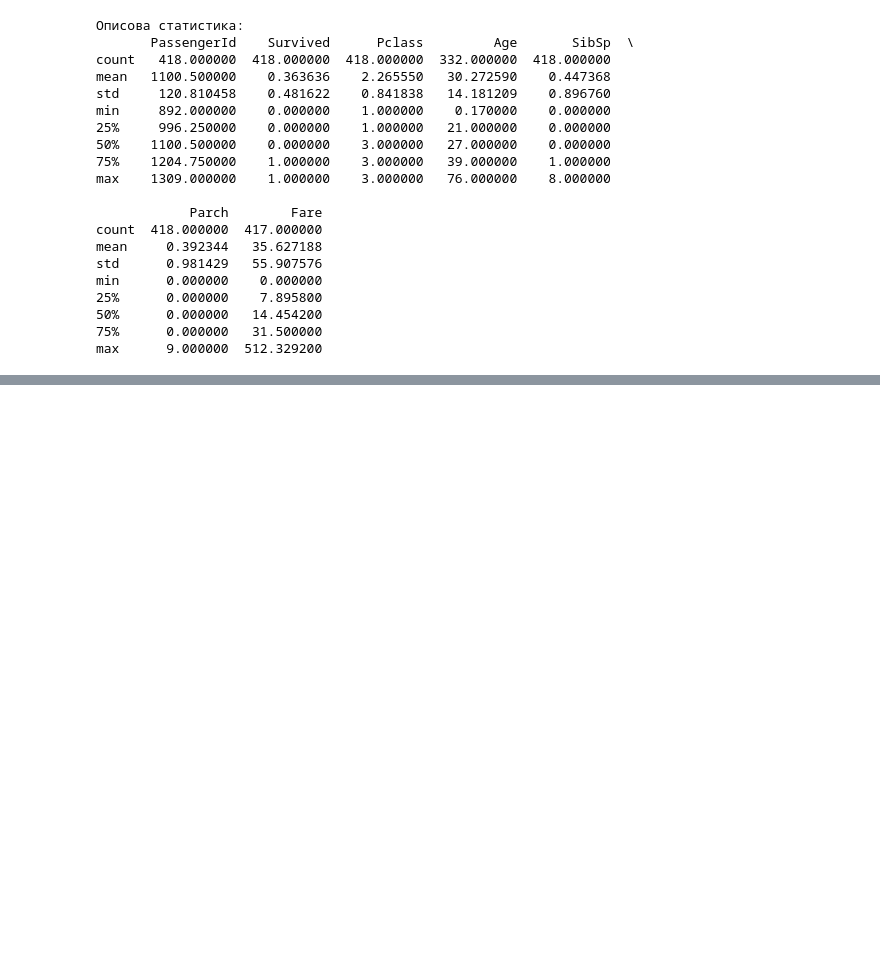
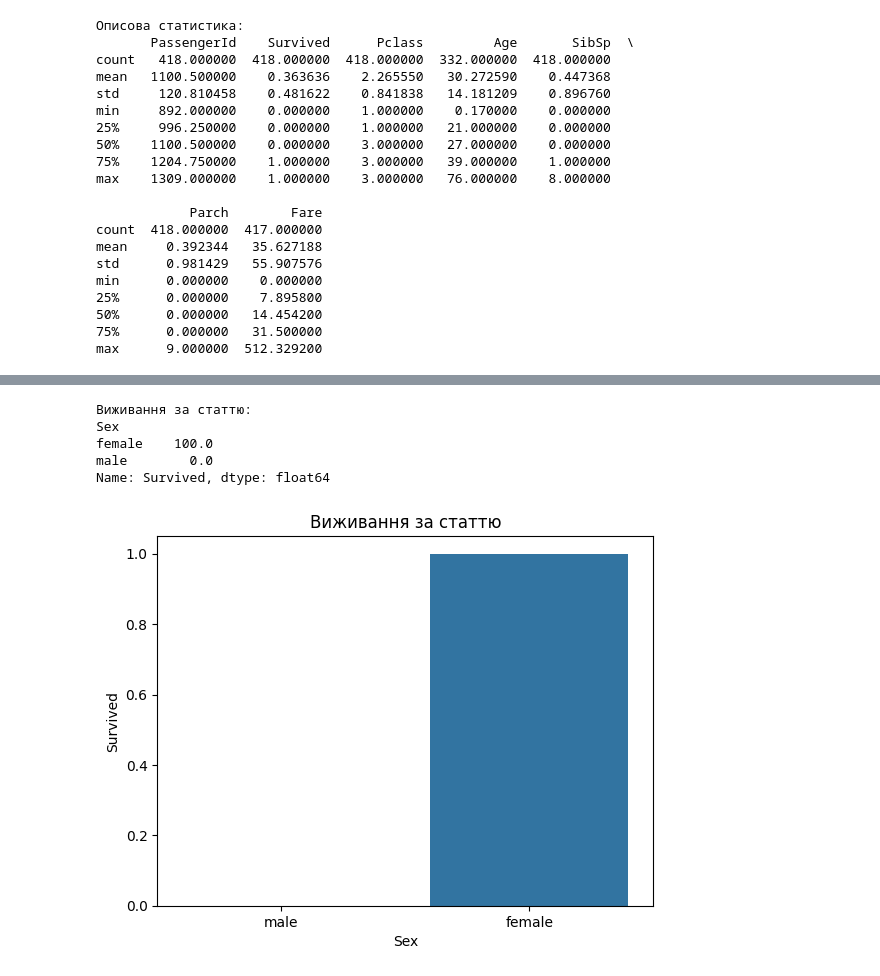
Before and after one commit to nazarmatiukha/Machine-learning-4-7, a Jupyter notebook: lab2/Matiukha_4-7_lab2_2.ipynb, the cells around one changed output, grey strips where cells are left out. Saved outputs shown, nothing was run; the diff lists cells and outputs as text; code cells hidden in the pictures; blank space fills up the shorter version.

```diff
--- a/lab2/Matiukha_4-7_lab2_2.ipynb
+++ b/lab2/Matiukha_4-7_lab2_2.ipynb
@@ -197,0 +235,12 @@ print(df)
+# %%
+#11.Ще раз перевірити кількість пропущених даних (впевнитись, що їх
+#немає).
+import pandas as pd
+path = "./titanic.csv"
+df = pd.read_csv(path)
+
+print("\nУнікальні значення в стовпці 'Sex':", df['Sex'].unique())
+
+df_selected['Sex'] = df['Sex'].map({'male': 0, 'female': 1})
+print("\nПропущені значення в новому датасеті:")
+print(df_selected.isnull().sum())
@@ -202,7 +281,22 @@ print(df)
 # %%
 #14.Аналіз виживання залежно від статі: Обчисліть відсоток виживання
 #для кожної статі. Чи була різниця у виживанні між чоловіками та
 #жінками?
+import seaborn as sns
+import matplotlib.pyplot as plt
+print("\nВиживання за статтю:")
+print(df.groupby('Sex')['Survived'].mean() * 100)
+
+sns.barplot(x='Sex', y='Survived', data=df)
+plt.title("Виживання за статтю")
+plt.show()
+# %% [output]
+Виживання за статтю:
+Sex
+female    100.0
+male        0.0
+Name: Survived, dtype: float64
+[figure, added]
 # %%
 #15.Обчисліть відсоток виживання для кожного класу (Pclass). Який
 #клас мав найвищий рівень виживання (дати відповідь)?
```
Also changed, not shown: parts of 15 cells of this notebook.
